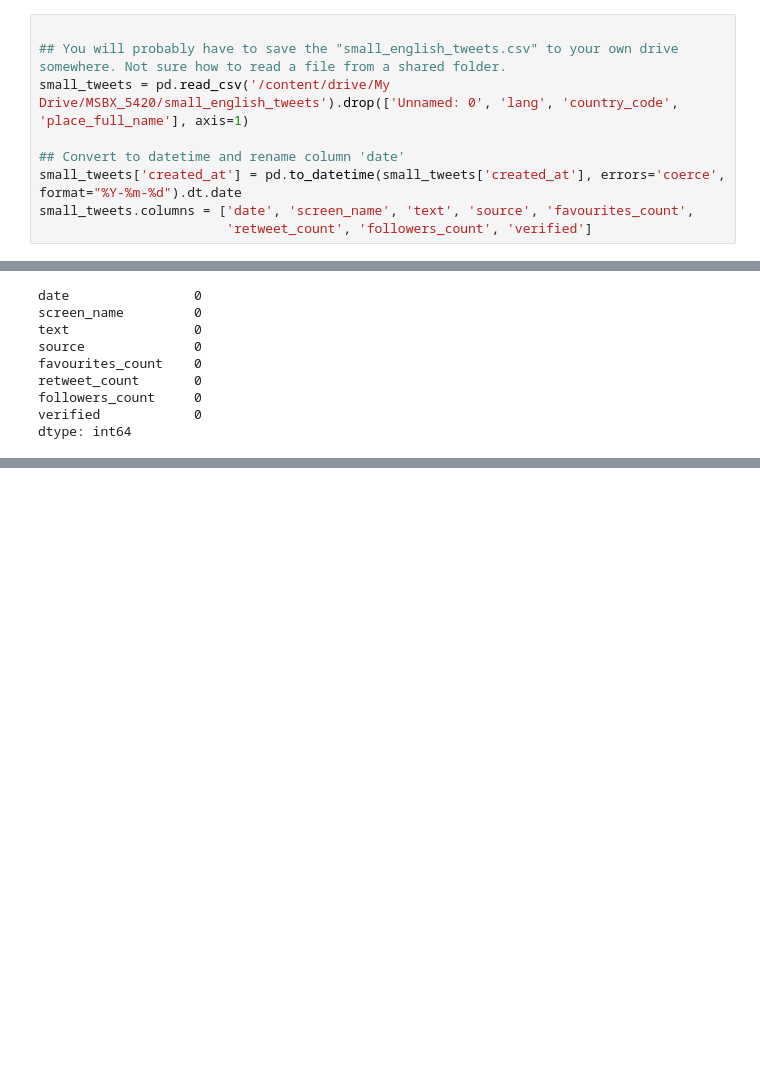
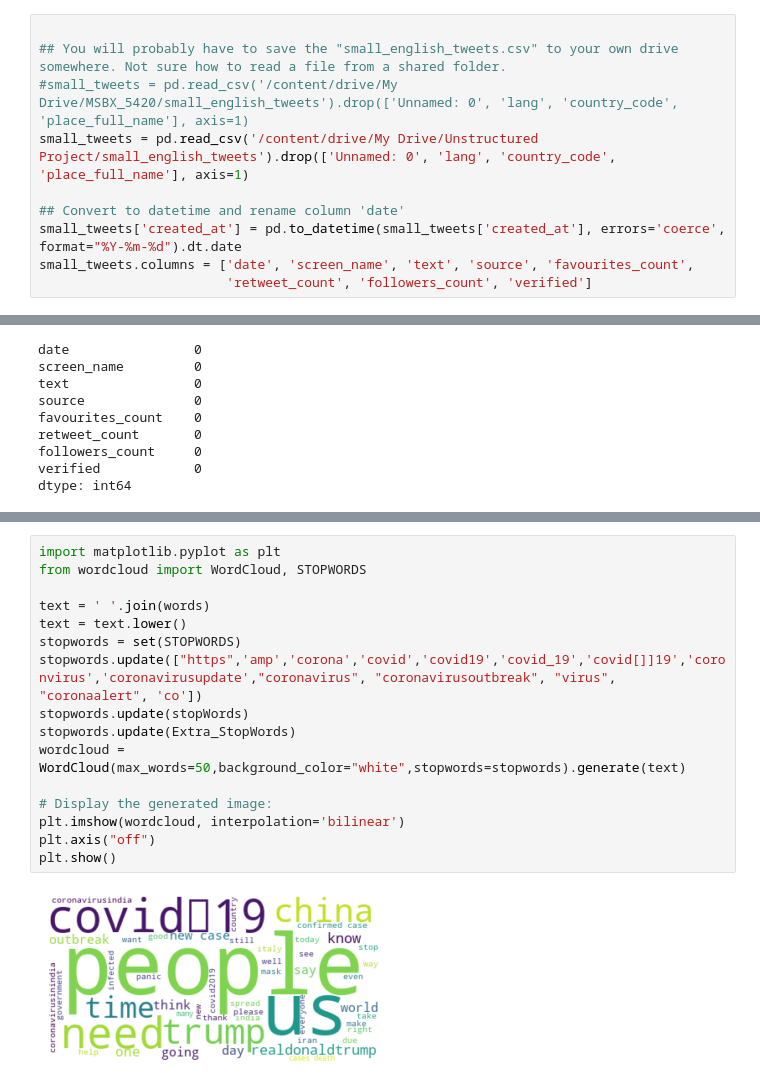
Before and after one commit to MSBX5420/team_mount_harvard, a Jupyter notebook: English_Tweets.ipynb, the cells around one changed output, grey strips where cells are left out. Cells and saved outputs as stored; diff of their text form; blank space fills up the shorter version.

Commit message:
Add Word Count / Word Cloud

```diff
--- a/English_Tweets.ipynb
+++ b/English_Tweets.ipynb
@@ -8,7 +8,8 @@ Drive already mounted at /content/drive; to attempt to forcibly remount, call dr
 # %%
 
 ## You will probably have to save the "small_english_tweets.csv" to your own drive somewhere. Not sure how to read a file from a shared folder.
-small_tweets = pd.read_csv('/content/drive/My Drive/MSBX_5420/small_english_tweets').drop(['Unnamed: 0', 'lang', 'country_code', 'place_full_name'], axis=1)
+#small_tweets = pd.read_csv('/content/drive/My Drive/MSBX_5420/small_english_tweets').drop(['Unnamed: 0', 'lang', 'country_code', 'place_full_name'], axis=1)
+small_tweets = pd.read_csv('/content/drive/My Drive/Unstructured Project/small_english_tweets').drop(['Unnamed: 0', 'lang', 'country_code', 'place_full_name'], axis=1)
 
 ## Convert to datetime and rename column 'date'
 small_tweets['created_at'] = pd.to_datetime(small_tweets['created_at'], errors='coerce', format="%Y-%m-%d").dt.date
@@ -41,0 +96,18 @@ dtype: int64
+# %%
+import matplotlib.pyplot as plt
+from wordcloud import WordCloud, STOPWORDS
+
+text = ' '.join(words)
+text = text.lower()
+stopwords = set(STOPWORDS)
+stopwords.update(["https",'amp','corona','covid','covid19','covid_19','covid[]]19','coronvirus','coronavirusupdate',"coronavirus", "coronavirusoutbreak", "virus", "coronaalert", 'co'])
+stopwords.update(stopWords)
+stopwords.update(Extra_StopWords)
+wordcloud = WordCloud(max_words=50,background_color="white",stopwords=stopwords).generate(text)
+
+# Display the generated image:
+plt.imshow(wordcloud, interpolation='bilinear')
+plt.axis("off")
+plt.show()
+# %% [output]
+[figure, added]
```
Also changed, not shown: parts of 1 cell of this notebook.
